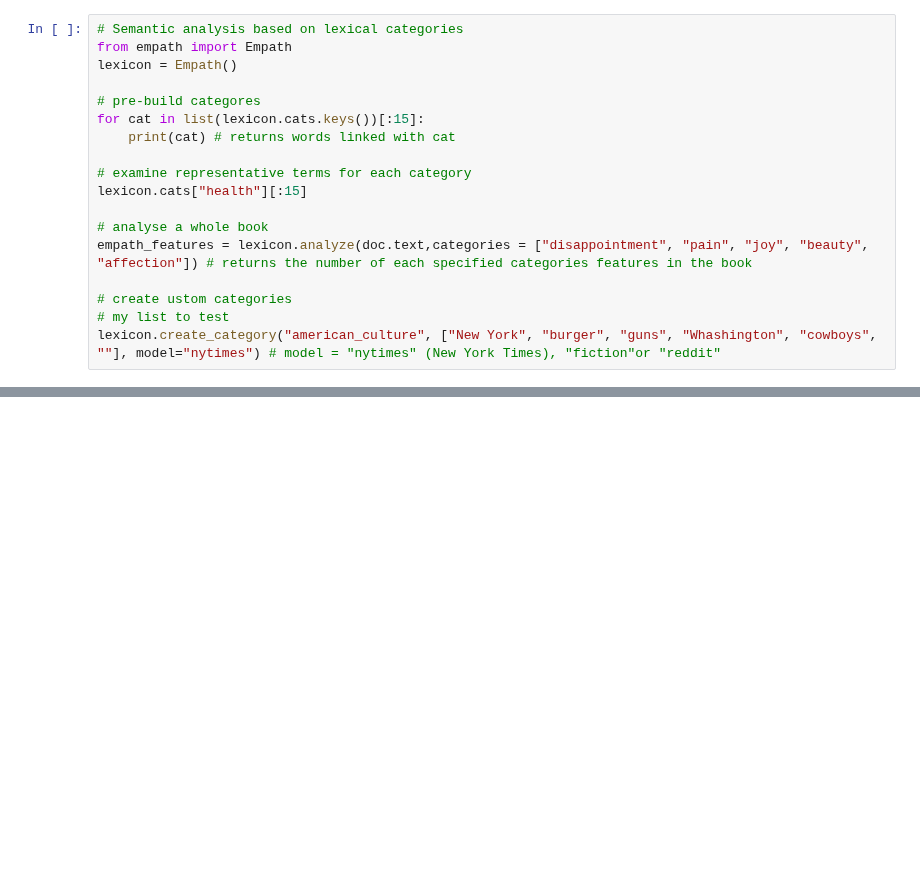
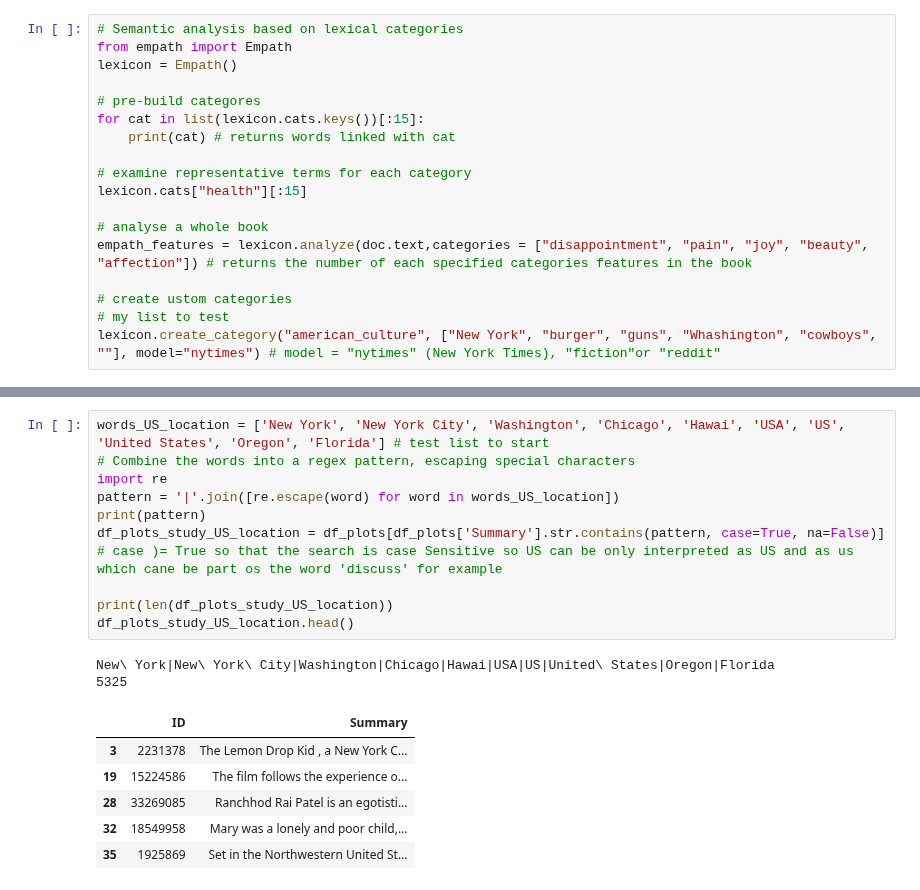
Before and after one commit to epfl-ada/ada-2024-project-adactylous, a Jupyter notebook: NLP_Luca_P3.ipynb, the cells around one changed output, grey strips where cells are left out. Drawn from its saved outputs; the diff is of its cells as text; blank space fills up the shorter version.

```diff
--- a/NLP_Luca_P3.ipynb
+++ b/NLP_Luca_P3.ipynb
@@ -336,0 +350,19 @@ df_plots
+# %%
+words_US_location = ['New York', 'New York City', 'Washington', 'Chicago', 'Hawai', 'USA', 'US', 'United States', 'Oregon', 'Florida'] # test list to start
+# Combine the words into a regex pattern, escaping special characters
+import re
+pattern = '|'.join([re.escape(word) for word in words_US_location])
+print(pattern)
+df_plots_study_US_location = df_plots[df_plots['Summary'].str.contains(pattern, case=True, na=False)] # case )= True so that the search is case Sensitive so US can be only interpreted as US and as us which cane be part os the word 'discuss' for example
+
+print(len(df_plots_study_US_location))
+df_plots_study_US_location.head()
+# %% [output]
+New\ York|New\ York\ City|Washington|Chicago|Hawai|USA|US|United\ States|Oregon|Florida
+5325
+|  | ID | Summary |
+| 3 | 2231378 | The Lemon Drop Kid , a New York C... |
+| 19 | 15224586 | The film follows the experience o... |
+| 28 | 33269085 | Ranchhod Rai Patel is an egotisti... |
+| 32 | 18549958 | Mary was a lonely and poor child,... |
+| 35 | 1925869 | Set in the Northwestern United St... |
```
Also changed, not shown: parts of 7 cells of this notebook, 1 other file.
